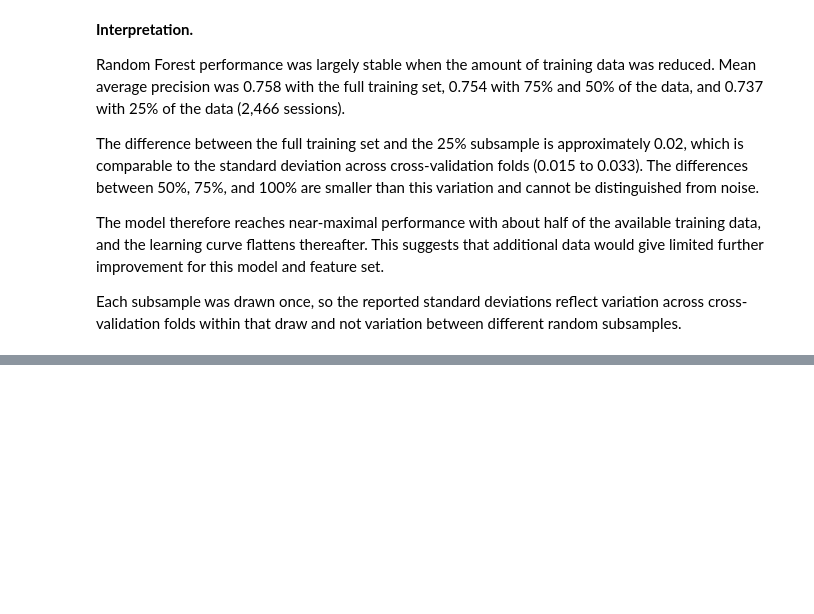
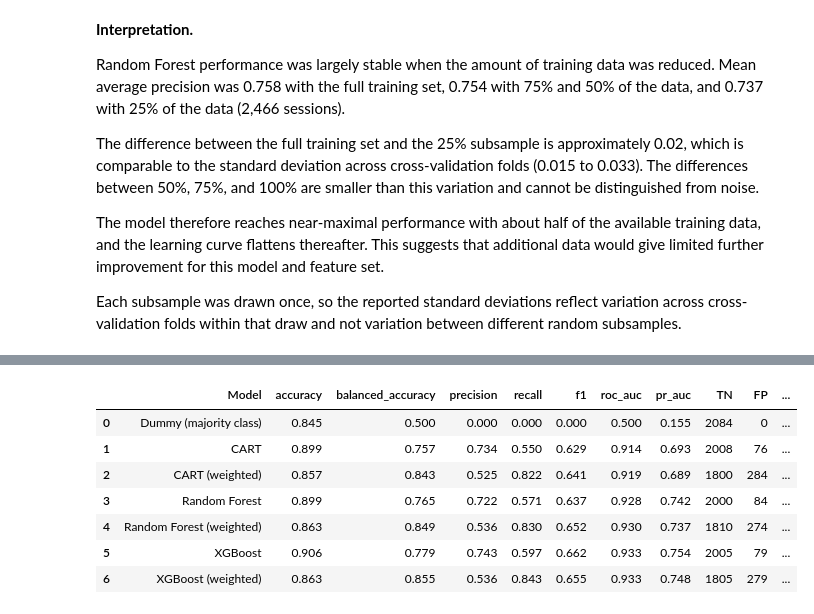
Before and after one commit to EmilB04/Machine-Learning, a Jupyter notebook: project1/notebooks/analysis.ipynb, the cells around one changed output, grey strips where cells are left out. Cells and saved outputs as stored; diff of their text form; code cells hidden in the pictures; blank space fills up the shorter version.

```diff
--- a/project1/notebooks/analysis.ipynb
+++ b/project1/notebooks/analysis.ipynb
@@ -2525,0 +2538,60 @@ between different random subsamples.
+# %%
+from sklearn.metrics import (
+    accuracy_score,
+    balanced_accuracy_score,
+    precision_score,
+    recall_score,
+    f1_score,
+    roc_auc_score,
+    average_precision_score,
+    confusion_matrix
+)
+
+final_models = {
+    "Dummy (majority class)": dummy_model,
+    "CART": tuned_cart,
+    "CART (weighted)": weighted_cart,
+    "Random Forest": tuned_rf,
+    "Random Forest (weighted)": weighted_rf,
+    "XGBoost": tuned_xgb,
+    "XGBoost (weighted)": weighted_xgb,
+}
+
+test_rows = []
+
+for name, model in final_models.items():
+
+    model.fit(X_train, y_train)
+
+    y_pred = model.predict(X_test)
+    y_prob = model.predict_proba(X_test)[:, 1]
+
+    tn, fp, fn, tp = confusion_matrix(y_test, y_pred).ravel()
+
+    test_rows.append({
+        "Model": name,
+        "accuracy": accuracy_score(y_test, y_pred),
+        "balanced_accuracy": balanced_accuracy_score(y_test, y_pred),
+        "precision": precision_score(y_test, y_pred, zero_division=0),
+        "recall": recall_score(y_test, y_pred),
+        "f1": f1_score(y_test, y_pred),
+        "roc_auc": roc_auc_score(y_test, y_prob),
+        "pr_auc": average_precision_score(y_test, y_prob),
+        "TN": tn,
+        "FP": fp,
+        "FN": fn,
+        "TP": tp
+    })
+
+test_results = pd.DataFrame(test_rows)
+
+test_results.round(3)
+# %% [output]
+|  | Model | accuracy | balanced_accuracy | precision | recall | f1 | roc_auc | pr_auc | TN | FP | ... |
+| 0 | Dummy (majority class) | 0.845 | 0.500 | 0.000 | 0.000 | 0.000 | 0.500 | 0.155 | 2084 | 0 | ... |
+| 1 | CART | 0.899 | 0.757 | 0.734 | 0.550 | 0.629 | 0.914 | 0.693 | 2008 | 76 | ... |
+| 2 | CART (weighted) | 0.857 | 0.843 | 0.525 | 0.822 | 0.641 | 0.919 | 0.689 | 1800 | 284 | ... |
+| 3 | Random Forest | 0.899 | 0.765 | 0.722 | 0.571 | 0.637 | 0.928 | 0.742 | 2000 | 84 | ... |
+| 4 | Random Forest (weighted) | 0.863 | 0.849 | 0.536 | 0.830 | 0.652 | 0.930 | 0.737 | 1810 | 274 | ... |
+| 5 | XGBoost | 0.906 | 0.779 | 0.743 | 0.597 | 0.662 | 0.933 | 0.754 | 2005 | 79 | ... |
+| 6 | XGBoost (weighted) | 0.863 | 0.855 | 0.536 | 0.843 | 0.655 | 0.933 | 0.748 | 1805 | 279 | ... |
```
Also changed, not shown: parts of 9 cells of this notebook.
